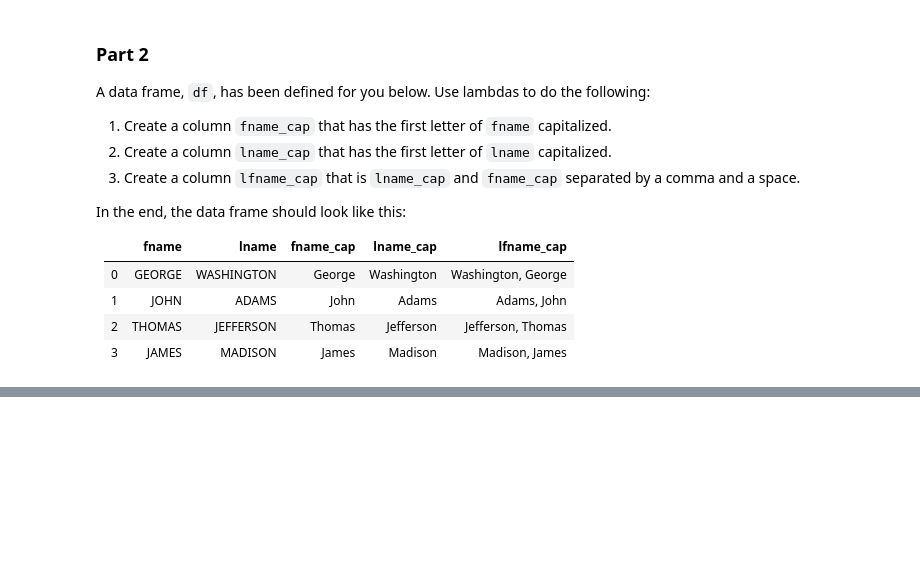
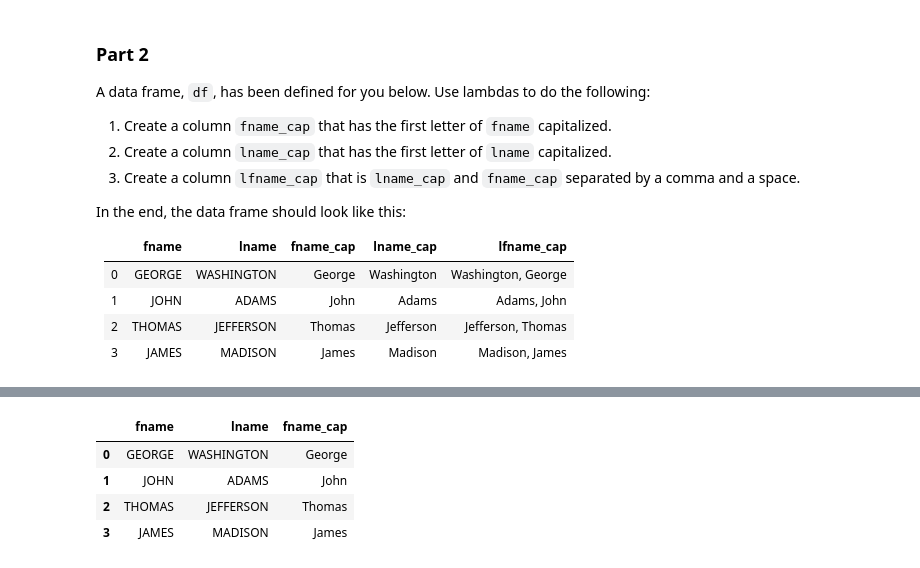
Before and after one commit to RSBalchII/cohort-15-data-science, a Jupyter notebook: Colab_Notebooks/Module-4/Lectures/2c.Lambdas.ipynb, the cells around one changed output, grey strips where cells are left out. Drawn from its saved outputs; the diff is of its cells as text; code cells hidden in the pictures; blank space fills up the shorter version.

```diff
--- a/Colab_Notebooks/Module-4/Lectures/2c.Lambdas.ipynb
+++ b/Colab_Notebooks/Module-4/Lectures/2c.Lambdas.ipynb
@@ -172,0 +338,12 @@ In the end, the data frame should look like this:
+# %%
+# Solution 1
+# Create a column fname_cap that has the first letter of fname capitalized.
+
+df["fname_cap"] = df["fname"].apply(lambda x: x.capitalize() )
+df
+# %% [output]
+|  | fname | lname | fname_cap |
+| 0 | GEORGE | WASHINGTON | George |
+| 1 | JOHN | ADAMS | John |
+| 2 | THOMAS | JEFFERSON | Thomas |
+| 3 | JAMES | MADISON | James |
```
Also changed, not shown: parts of 45 cells of this notebook, 7 other files.
